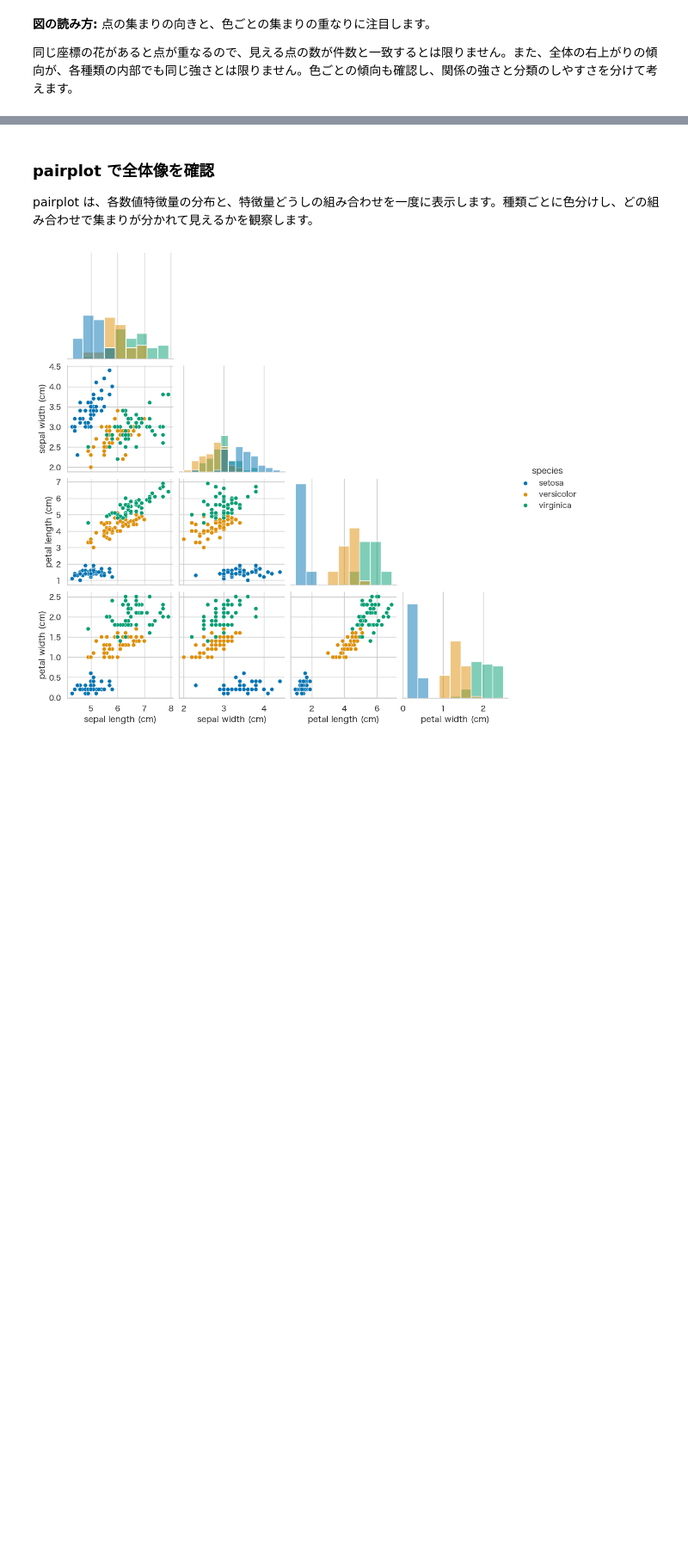
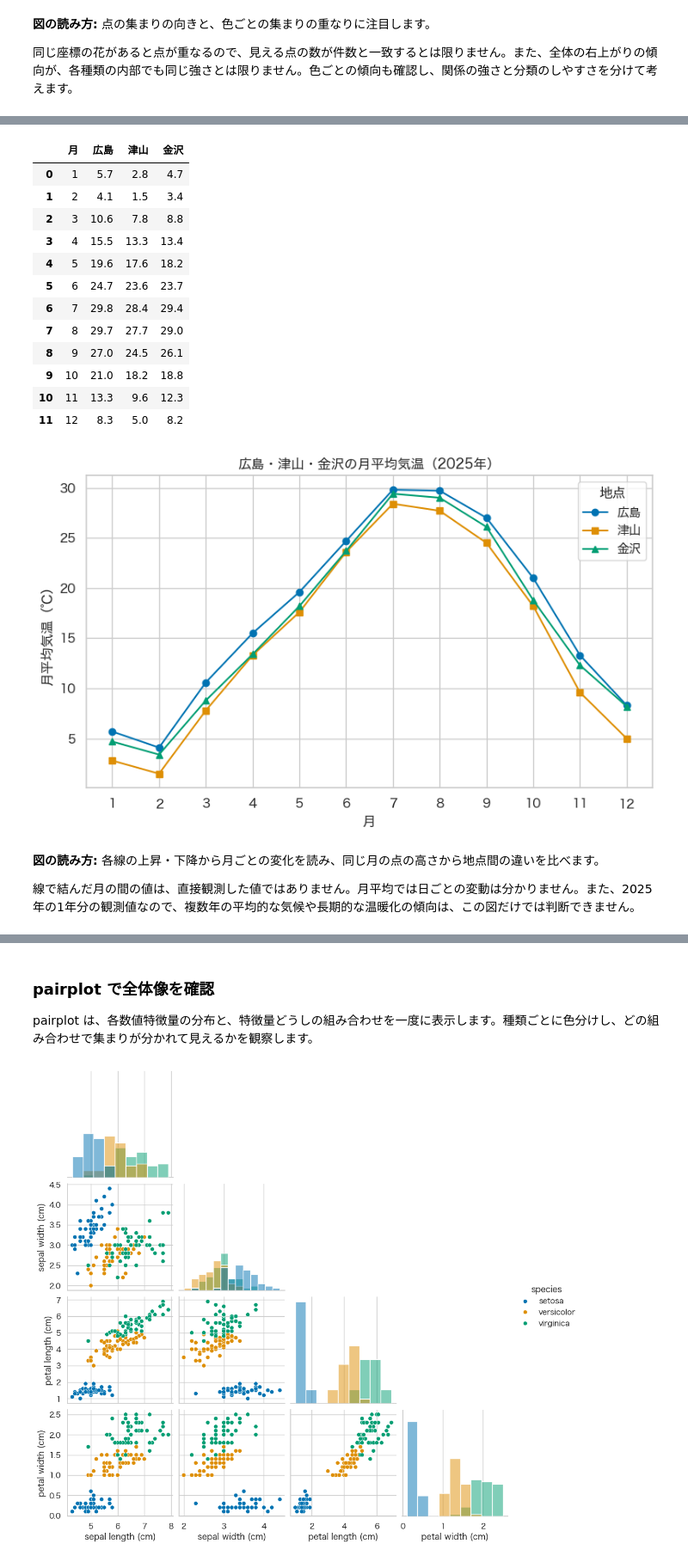
Before and after one commit to KazuhisaFujita/MachineLearning_training, a Jupyter notebook: notebook/lesson02_eda_template.ipynb, the cells around one changed output, grey strips where cells are left out. Shown at 86% size. Cells and saved outputs as stored; diff of their text form; code cells hidden in the pictures; blank space fills up the shorter version.

Commit message:
add temperature dataset

```diff
--- a/notebook/lesson02_eda_template.ipynb
+++ b/notebook/lesson02_eda_template.ipynb
@@ -713,0 +771,56 @@ plt.show()
+# %%
+# ===== Step 8: 気象データの折れ線グラフ =====
+from pathlib import Path
+
+# CSVを読み込む（Notebookのフォルダ、またはリポジトリのルートから実行）
+weather_csv = Path('data/monthly_mean_temperature_2025.csv')
+if not weather_csv.exists():
+    weather_csv = Path('notebook/data/monthly_mean_temperature_2025.csv')
+if not weather_csv.exists():
+    raise FileNotFoundError(
+        '気象CSVが見つかりません。dataフォルダに '
+        'monthly_mean_temperature_2025.csvを置いてください。'
+    )
+weather_df = pd.read_csv(weather_csv, encoding='utf-8-sig').sort_values('月')
+display(weather_df)
+
+# 3地点の月平均気温を、同じ横軸・縦軸に描く
+cities = ['広島', '津山', '金沢']
+weather_colors = sns.color_palette('colorblind', 3)
+weather_markers = ['o', 's', '^']
+plt.figure(figsize=(8, 5))
+for city, color, marker in zip(cities, weather_colors, weather_markers):
+    plt.plot(
+        weather_df['月'], weather_df[city],
+        label=city, color=color, marker=marker
+    )
+
+plt.title('広島・津山・金沢の月平均気温（2025年）')
+plt.xlabel('月')
+plt.ylabel('月平均気温（℃）')
+plt.xticks(range(1, 13))  # 横軸に1〜12月を表示する
+plt.legend(title='地点')
+plt.tight_layout()
+plt.show()
+
+# TODO: 各地点で気温が最も高い月・低い月を、表と図で確認する
+# TODO: 地点間の気温差が大きい月と小さい月を探す
+# %% [output]
+|  | 月 | 広島 | 津山 | 金沢 |
+| 0 | 1 | 5.7 | 2.8 | 4.7 |
+| 1 | 2 | 4.1 | 1.5 | 3.4 |
+| 2 | 3 | 10.6 | 7.8 | 8.8 |
+| 3 | 4 | 15.5 | 13.3 | 13.4 |
+| 4 | 5 | 19.6 | 17.6 | 18.2 |
+| 5 | 6 | 24.7 | 23.6 | 23.7 |
+| 6 | 7 | 29.8 | 28.4 | 29.4 |
+| 7 | 8 | 29.7 | 27.7 | 29.0 |
+| 8 | 9 | 27.0 | 24.5 | 26.1 |
+| 9 | 10 | 21.0 | 18.2 | 18.8 |
+| 10 | 11 | 13.3 | 9.6 | 12.3 |
+| 11 | 12 | 8.3 | 5.0 | 8.2 |
+[figure, added]
+# %% [markdown]
+**図の読み方:** 各線の上昇・下降から月ごとの変化を読み、同じ月の点の高さから地点間の違いを比べます。
+
+線で結んだ月の間の値は、直接観測した値ではありません。月平均では日ごとの変動は分かりません。また、2025年の1年分の観測値なので、複数年の平均的な気候や長期的な温暖化の傾向は、この図だけでは判断できません。
```
Also changed, not shown: parts of 34 cells of this notebook, 3 other files.
